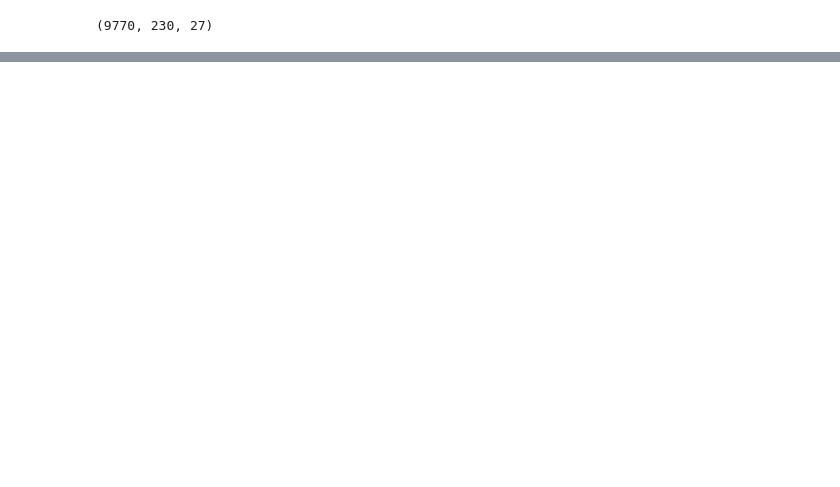
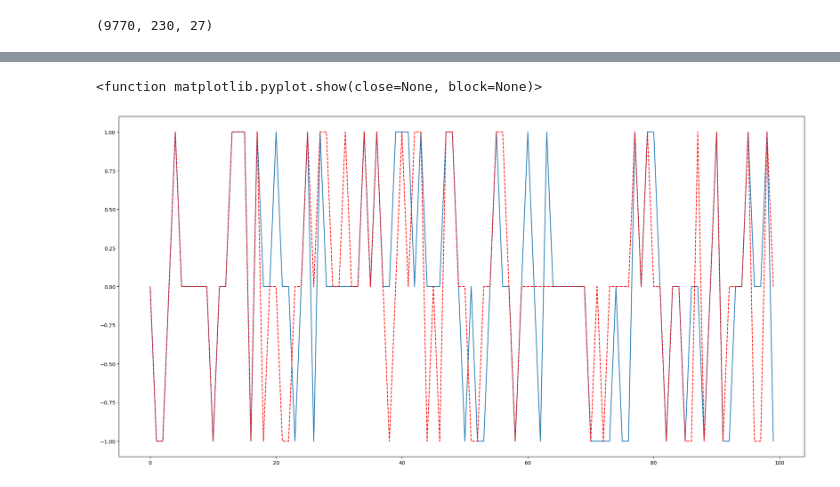
Before and after one commit to Rohan-SSS/ez_moeny, a Jupyter notebook: dmn/dmn.ipynb, the cells around one changed output, grey strips where cells are left out. Cells and saved outputs as stored; diff of their text form; code cells hidden in the pictures; blank space fills up the shorter version.

```diff
--- a/dmn/dmn.ipynb
+++ b/dmn/dmn.ipynb
@@ -244,9 +247,9 @@ model.add(LSTM(128, return_sequences=True))
 model.add(Dropout(0.2))
 model.add(LSTM(64, return_sequences=False))
 model.add(Dropout(0.2))
-model.add(Dense(64, activation='sigmoid', kernel_regularizer=l2(0.01)))
+model.add(Dense(64, activation='tanh', kernel_regularizer=l2(0.01)))
 model.add(Dropout(0.2))
-model.add(Dense(1, activation='sigmoid'))
+model.add(Dense(1, activation='tanh'))
 
 optimizer = keras.optimizers.Adam(lr=0.001)
 model.compile(loss='binary_crossentropy', optimizer=optimizer, metrics=['accuracy'])
@@ -273,4 +274,4 @@ Trainable params: 541,569
 Non-trainable params: 0
 _________________________________________________________________
 # %%
-model.fit(X_train, y_train, validation_split=0.2, epochs=40, batch_size=32)
+model.fit(X_train, y_train, validation_split=0.2, epochs=20, batch_size=12)
@@ -276,0 +306,2 @@ model.fit(X_train, y_train, validation_split=0.2, epochs=40, batch_size=32)
+# %%
+predictions = model.predict(X_test)
@@ -276,0 +310,2 @@ model.fit(X_train, y_train, validation_split=0.2, epochs=40, batch_size=32)
+# %%
+cmp = [1 if x > 0.35 else -1 if x < -0.35 else 0 for x in predictions]
@@ -276,0 +314,8 @@ model.fit(X_train, y_train, validation_split=0.2, epochs=40, batch_size=32)
+# %%
+plt.figure(figsize=(24,12))
+plt.plot(cmp[-200:-100])
+plt.plot(y_test[-200:-100],'r', linestyle='--' )
+plt.show
+# %% [output]
+<function matplotlib.pyplot.show(close=None, block=None)>
+[figure, added]
```
Also changed, not shown: parts of 16 cells of this notebook, 2 other files.
